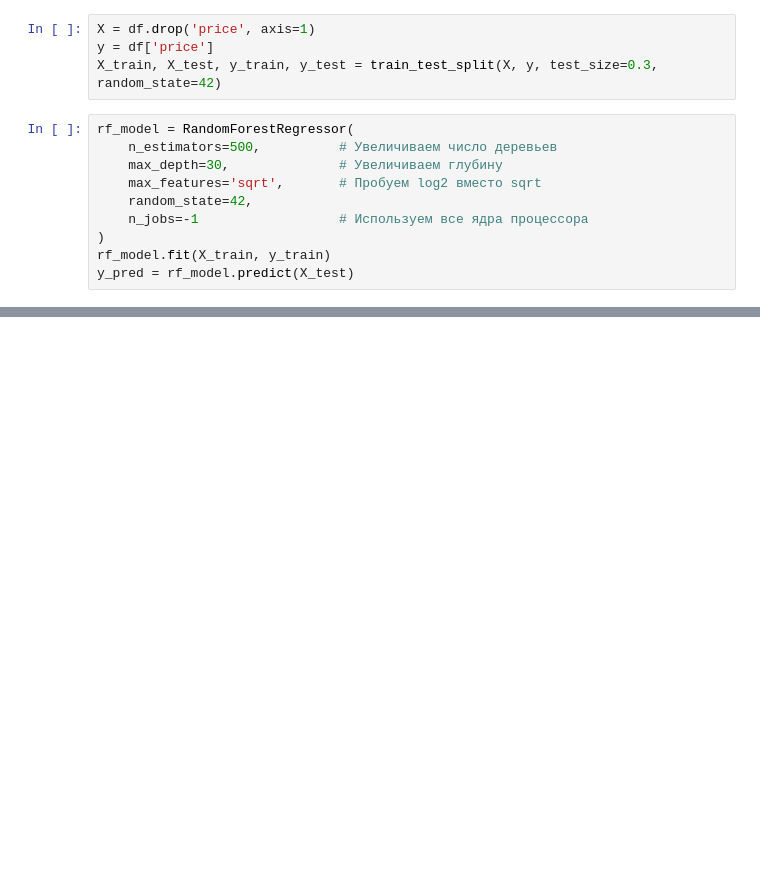
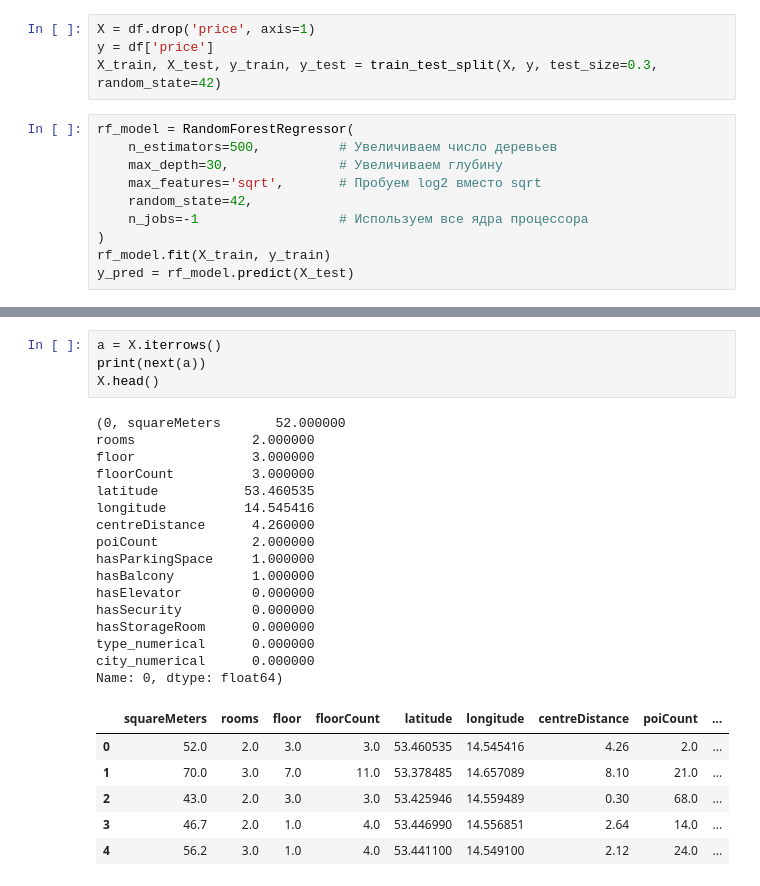
Before and after one commit to ilyarekun/poland-housing-predictor, a Jupyter notebook: inspect.ipynb, the cells around one changed output, grey strips where cells are left out. Saved outputs shown, nothing was run; the diff lists cells and outputs as text; blank space fills up the shorter version.

```diff
--- a/inspect.ipynb
+++ b/inspect.ipynb
@@ -250,5 +253,32 @@ joblib.dump(rf_model, './data/random_forest_model.pkl')
 # %% [output]
 ['./data/random_forest_model.pkl']
+# %%
+a = X.iterrows()
+print(next(a))
+X.head()
+# %% [output]
+(0, squareMeters       52.000000
+rooms               2.000000
+floor               3.000000
+floorCount          3.000000
+latitude           53.460535
+longitude          14.545416
+centreDistance      4.260000
+poiCount            2.000000
+hasParkingSpace     1.000000
+hasBalcony          1.000000
+hasElevator         0.000000
+hasSecurity         0.000000
+hasStorageRoom      0.000000
+type_numerical      0.000000
+city_numerical      0.000000
+Name: 0, dtype: float64)
+|  | squareMeters | rooms | floor | floorCount | latitude | longitude | centreDistance | poiCount | ... |
+| 0 | 52.0 | 2.0 | 3.0 | 3.0 | 53.460535 | 14.545416 | 4.26 | 2.0 | ... |
+| 1 | 70.0 | 3.0 | 7.0 | 11.0 | 53.378485 | 14.657089 | 8.10 | 21.0 | ... |
+| 2 | 43.0 | 2.0 | 3.0 | 3.0 | 53.425946 | 14.559489 | 0.30 | 68.0 | ... |
+| 3 | 46.7 | 2.0 | 1.0 | 4.0 | 53.446990 | 14.556851 | 2.64 | 14.0 | ... |
+| 4 | 56.2 | 3.0 | 1.0 | 4.0 | 53.441100 | 14.549100 | 2.12 | 24.0 | ... |
 # %%
 residuals = y_test - y_pred
 plt.scatter(y_pred, residuals)
```
Also changed, not shown: parts of 13 cells of this notebook, 14 other files.
